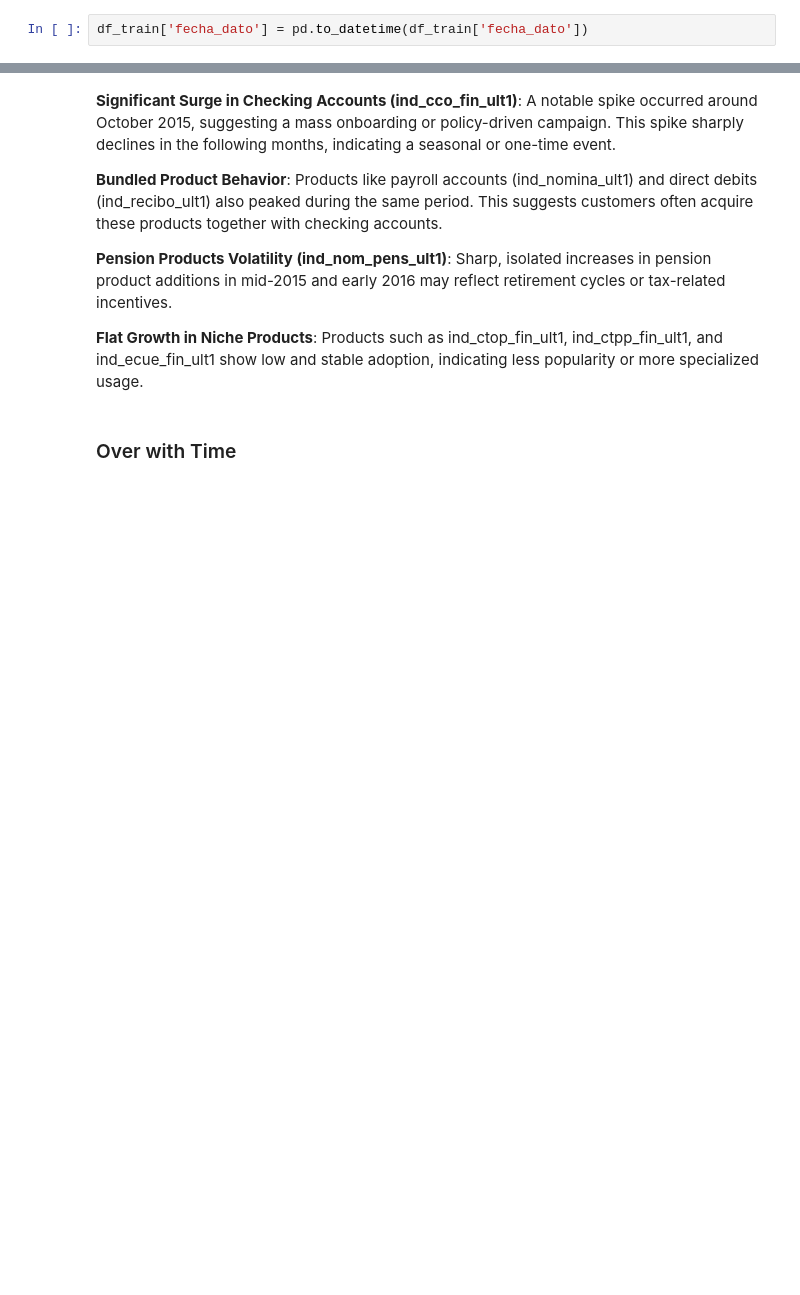
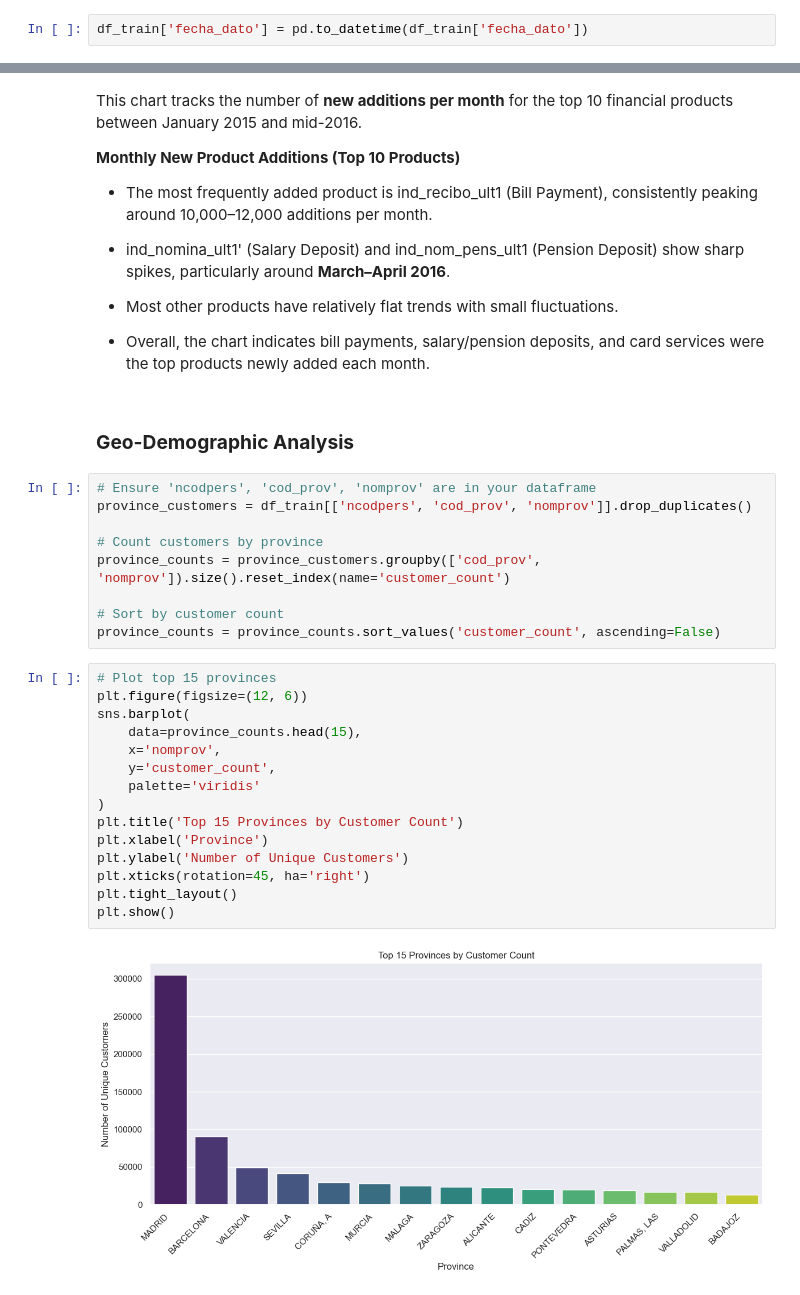
Before and after one commit to dennismathewjose/Santander-product-recommendation, a Jupyter notebook: santander-product-recommendation.ipynb, the cells around one changed output, grey strips where cells are left out. Saved outputs shown, nothing was run; the diff lists cells and outputs as text; blank space fills up the shorter version.

Commit message:
EDA Almost Over

```diff
--- a/santander-product-recommendation.ipynb
+++ b/santander-product-recommendation.ipynb
@@ -480,16 +576,42 @@ fig.update_layout(
 
 fig.show()
 # %% [markdown]
-**Significant Surge in Checking Accounts (ind_cco_fin_ult1)**:
-A notable spike occurred around October 2015, suggesting a mass onboarding or policy-driven campaign. This spike sharply declines in the following months, indicating a seasonal or one-time event.
+This chart tracks the number of **new additions per month** for the top 10 financial products between January 2015 and mid-2016.
 
-**Bundled Product Behavior**:
-Products like payroll accounts (ind_nomina_ult1) and direct debits (ind_recibo_ult1) also peaked during the same period. This suggests customers often acquire these products together with checking accounts.
+**Monthly New Product Additions (Top 10 Products)**
 
-**Pension Products Volatility (ind_nom_pens_ult1)**:
-Sharp, isolated increases in pension product additions in mid-2015 and early 2016 may reflect retirement cycles or tax-related incentives.
+- The most frequently added product is ind_recibo_ult1 (Bill Payment), consistently peaking around 10,000–12,000 additions per month.
 
-**Flat Growth in Niche Products**:
-Products such as ind_ctop_fin_ult1, ind_ctpp_fin_ult1, and ind_ecue_fin_ult1 show low and stable adoption, indicating less popularity or more specialized usage.
+- ind_nomina_ult1' (Salary Deposit) and ind_nom_pens_ult1 (Pension Deposit) show sharp spikes, particularly around **March–April 2016**.
+
+- Most other products have relatively flat trends with small fluctuations.
+
+- Overall, the chart indicates bill payments, salary/pension deposits, and card services were the top products newly added each month.
-# %% [markdown]
-### Over with Time
+# %% [markdown]
+### **Geo-Demographic Analysis**
+# %%
+# Ensure 'ncodpers', 'cod_prov', 'nomprov' are in your dataframe
+province_customers = df_train[['ncodpers', 'cod_prov', 'nomprov']].drop_duplicates()
+
+# Count customers by province
+province_counts = province_customers.groupby(['cod_prov', 'nomprov']).size().reset_index(name='customer_count')
+
+# Sort by customer count
+province_counts = province_counts.sort_values('customer_count', ascending=False)
+# %%
+# Plot top 15 provinces
+plt.figure(figsize=(12, 6))
+sns.barplot(
+    data=province_counts.head(15),
+    x='nomprov',
+    y='customer_count',
+    palette='viridis'
+)
+plt.title('Top 15 Provinces by Customer Count')
+plt.xlabel('Province')
+plt.ylabel('Number of Unique Customers')
+plt.xticks(rotation=45, ha='right')
+plt.tight_layout()
+plt.show()
+# %% [output]
+[figure, added]
```
Also changed, not shown: parts of 24 cells of this notebook, 11 other files.
